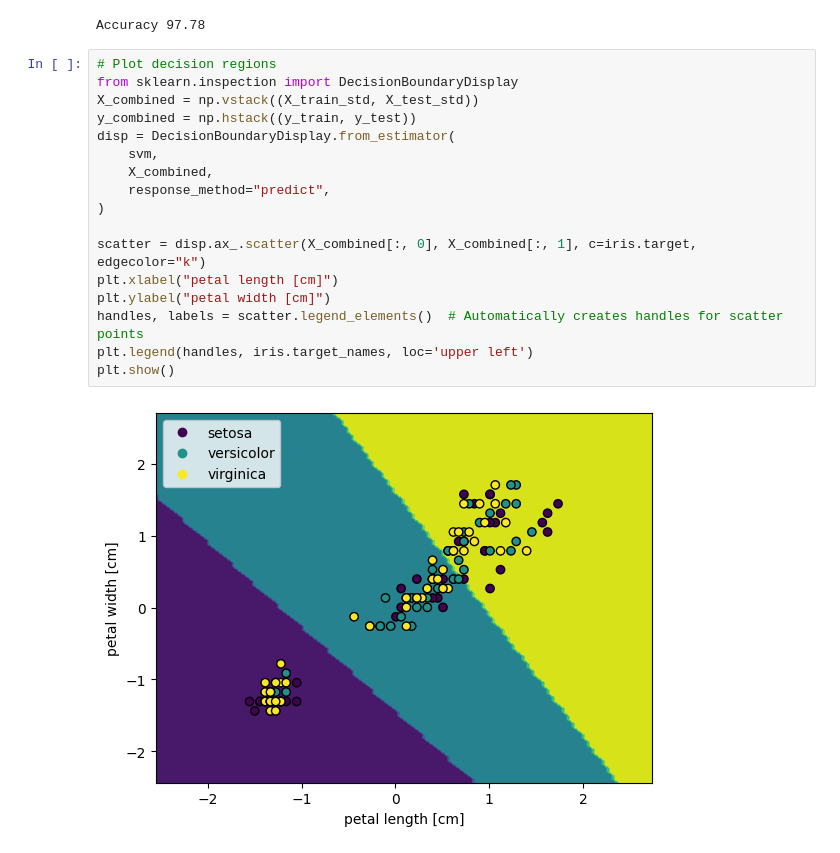
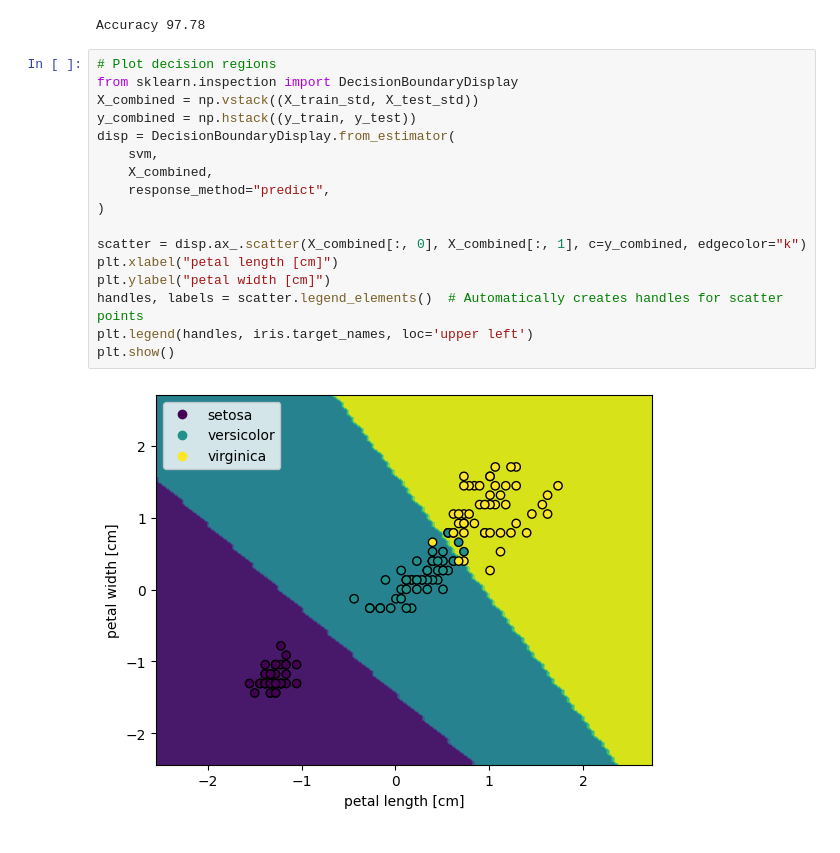
Before and after one commit to p-nakul/machineLearning, a Jupyter notebook: svm001.ipynb, the cells around one changed output. Cells and saved outputs as stored; diff of their text form.

```diff
--- a/svm001.ipynb
+++ b/svm001.ipynb
@@ -38,19 +38,19 @@ Accuracy 97.78
 # %%
 # Plot decision regions
 from sklearn.inspection import DecisionBoundaryDisplay
 X_combined = np.vstack((X_train_std, X_test_std))
 y_combined = np.hstack((y_train, y_test))
 disp = DecisionBoundaryDisplay.from_estimator(
     svm,
     X_combined,
     response_method="predict",
 )
 
-scatter = disp.ax_.scatter(X_combined[:, 0], X_combined[:, 1], c=iris.target, edgecolor="k")
+scatter = disp.ax_.scatter(X_combined[:, 0], X_combined[:, 1], c=y_combined, edgecolor="k")
 plt.xlabel("petal length [cm]")
 plt.ylabel("petal width [cm]")
 handles, labels = scatter.legend_elements()  # Automatically creates handles for scatter points
 plt.legend(handles, iris.target_names, loc='upper left')
 plt.show()
 # %% [output]
-[figure, old version]
+[figure, new version]
```
Also changed, not shown: parts of 1 cell of this notebook, 7 other files.
